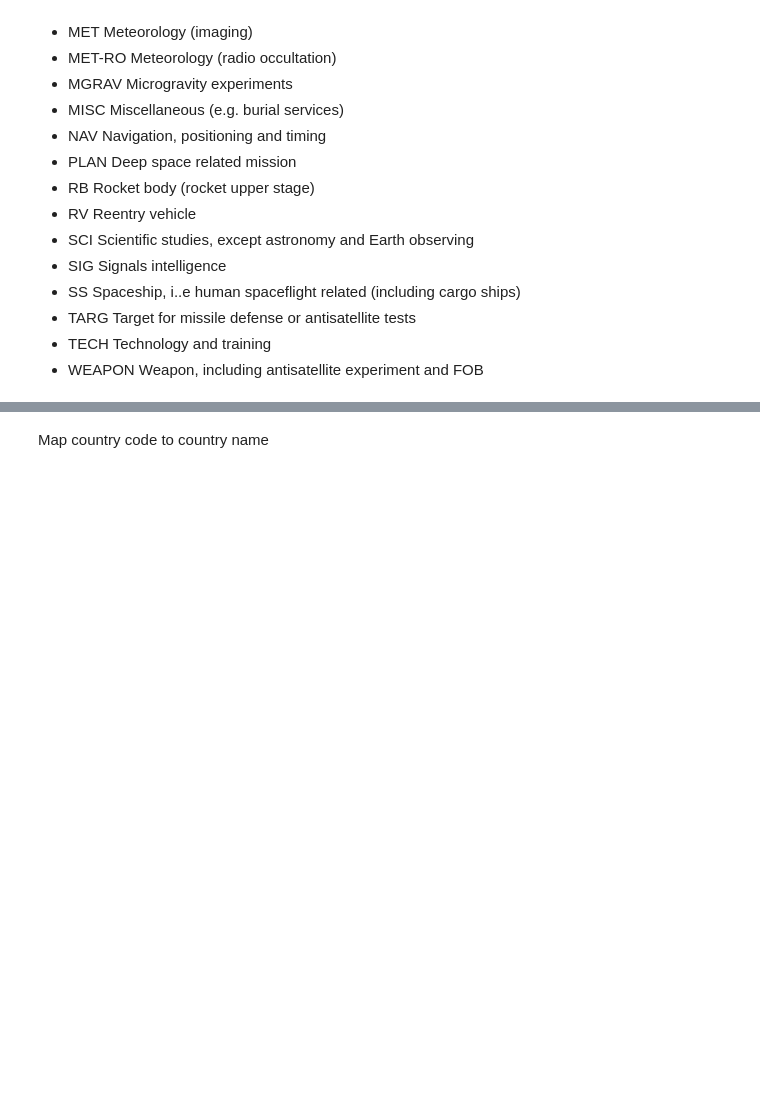
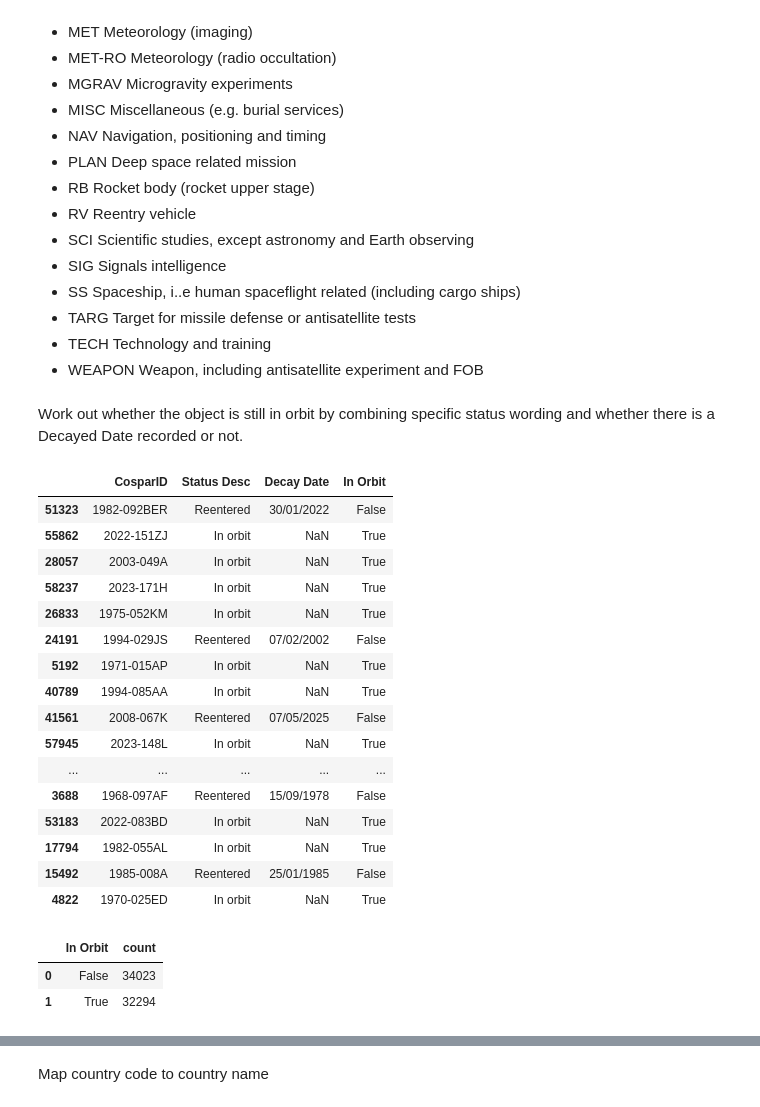
Before and after one commit to daemonchild/cardiffmet-dat5001-visualisation-of-data, a Jupyter notebook: assessment/pres1/dat5001-st20285213-tomrowan-pres1-datasets.ipynb, the cells around one changed output, grey strips where cells are left out. Cells and saved outputs as stored; diff of their text form; code cells hidden in the pictures; blank space fills up the shorter version.

Commit message:
Worked out how to handle 'In Orbit'

```diff
--- a/assessment/pres1/dat5001-st20285213-tomrowan-pres1-datasets.ipynb
+++ b/assessment/pres1/dat5001-st20285213-tomrowan-pres1-datasets.ipynb
@@ -368,8 +399,8 @@ status_json = {
 split_cols = sdf['Category'].str.split('/', n=1, expand=True)
 
 # Remove trailing spurious characters from each part
-sdf['Primary Category'] = split_cols[0].str.strip().str.replace(r'[*?]+$', '', regex=True)
-sdf['Secondary Category'] = split_cols[1].str.strip().str.replace(r'[*?]+$', '', regex=True) if split_cols.shape[1] > 1 else None
+sdf['Primary Category'] = split_cols[0].str.strip().str.replace(r'[*?]+$', '', regex=True) if split_cols.shape[0] > 1 else 'Unknown'
+sdf['Secondary Category'] = split_cols[1].str.strip().str.replace(r'[*?]+$', '', regex=True) if split_cols.shape[1] > 1 else 'None'
 # %%
 # Remove X and Z objects
 sdf = sdf[~sdf['Type'].isin(['X', 'Z'])]
@@ -381,4 +412,4 @@ sdf['Class Desc'] = sdf['Class'].map(class_json)
 sdf['Type Desc'] = sdf['Type'].map(type_json)
 sdf['Primary Category Desc'] = sdf['Primary Category'].map(category_json)
 sdf['Secondary Category Desc'] = sdf['Secondary Category'].map(category_json)
-sdf['Sstatus Desc'] = sdf['Status'].map(status_json)
+sdf['Status Desc'] = sdf['Status'].map(status_json)
@@ -385,12 +424,15 @@ sdf['Sstatus Desc'] = sdf['Status'].map(status_json)
 # %%
 sdf['Launch Date'] = sdf['Launch Date'].replace("-", np.nan)  # Shouldn't be any!
 sdf = sdf.dropna(subset=['Launch Date'])
-sdf['Decay Date'] = sdf['Decay Date'].replace("-", np.nan)
+#sdf['Decay Date'] = sdf['Decay Date'].replace("-", np.nan)
+
+# There are some dates that are questionable - remove the question marks
+sdf['Decay Date'] = sdf['Decay Date'].str.replace('?', '', regex=False)
 
 # Modify date columns
 # Convert to datetime format
-sdf['Launch Date'] = pd.to_datetime(sdf['Launch Date'], errors='coerce')
-sdf['Decay Date'] = pd.to_datetime(sdf['Decay Date'], errors='coerce')
+sdf['Launch Date'] = pd.to_datetime(sdf['Launch Date'], format='%Y %b %d', errors='coerce')
+sdf['Decay Date'] = pd.to_datetime(sdf['Decay Date'], format='%Y %b %d', errors='coerce')
 
 # Create a Year of Launch and Descent
 sdf['Launch Year'] = sdf['Launch Date'].dt.year.astype('Int64')
@@ -416,3 +458,41 @@ sdf['Decay Date'] = sdf['Decay Date'].dt.strftime('%d/%m/%Y')
 
 # Drop Effective Decay Date column
 sdf = sdf.drop('Effective Decay Date', axis=1)
+# %% [markdown]
+Work out whether the object is still in orbit by combining specific status wording and whether there is a Decayed Date recorded or not.
+# %%
+# Define category lists
+not_in_orbit_categories = ['Reentered', 'Landed', 'Deorbited', 'Reentered attached', 'Reentered inside', 'Landed attached', 'Landed inside']
+in_orbit_categories = ['In Orbit', 'Attached in orbit']
+
+# Create the new column 'In Orbit'
+sdf['In Orbit'] = (
+    (sdf['Status Desc'].isin(in_orbit_categories) & sdf['Decay Date'].isna()) |  # In Orbit and no decay date
+    (~sdf['Status Desc'].isin(not_in_orbit_categories) & sdf['Decay Date'].isna())  # Not in the "not in orbit" list and no decay date
+)
+# %%
+sdf.sample(20)[['CosparID','Status Desc', 'Decay Date','In Orbit']]
+# %% [output]
+|  | CosparID | Status Desc | Decay Date | In Orbit |
+| 51323 | 1982-092BER | Reentered | 30/01/2022 | False |
+| 55862 | 2022-151ZJ | In orbit | NaN | True |
+| 28057 | 2003-049A | In orbit | NaN | True |
+| 58237 | 2023-171H | In orbit | NaN | True |
+| 26833 | 1975-052KM | In orbit | NaN | True |
+| 24191 | 1994-029JS | Reentered | 07/02/2002 | False |
+| 5192 | 1971-015AP | In orbit | NaN | True |
+| 40789 | 1994-085AA | In orbit | NaN | True |
+| 41561 | 2008-067K | Reentered | 07/05/2025 | False |
+| 57945 | 2023-148L | In orbit | NaN | True |
+| ... | ... | ... | ... | ... |
+| 3688 | 1968-097AF | Reentered | 15/09/1978 | False |
+| 53183 | 2022-083BD | In orbit | NaN | True |
+| 17794 | 1982-055AL | In orbit | NaN | True |
+| 15492 | 1985-008A | Reentered | 25/01/1985 | False |
+| 4822 | 1970-025ED | In orbit | NaN | True |
+# %%
+sdf['In Orbit'].value_counts().reset_index()
+# %% [output]
+|  | In Orbit | count |
+| 0 | False | 34023 |
+| 1 | True | 32294 |
```
Also changed, not shown: parts of 12 cells of this notebook, 1 other file.
